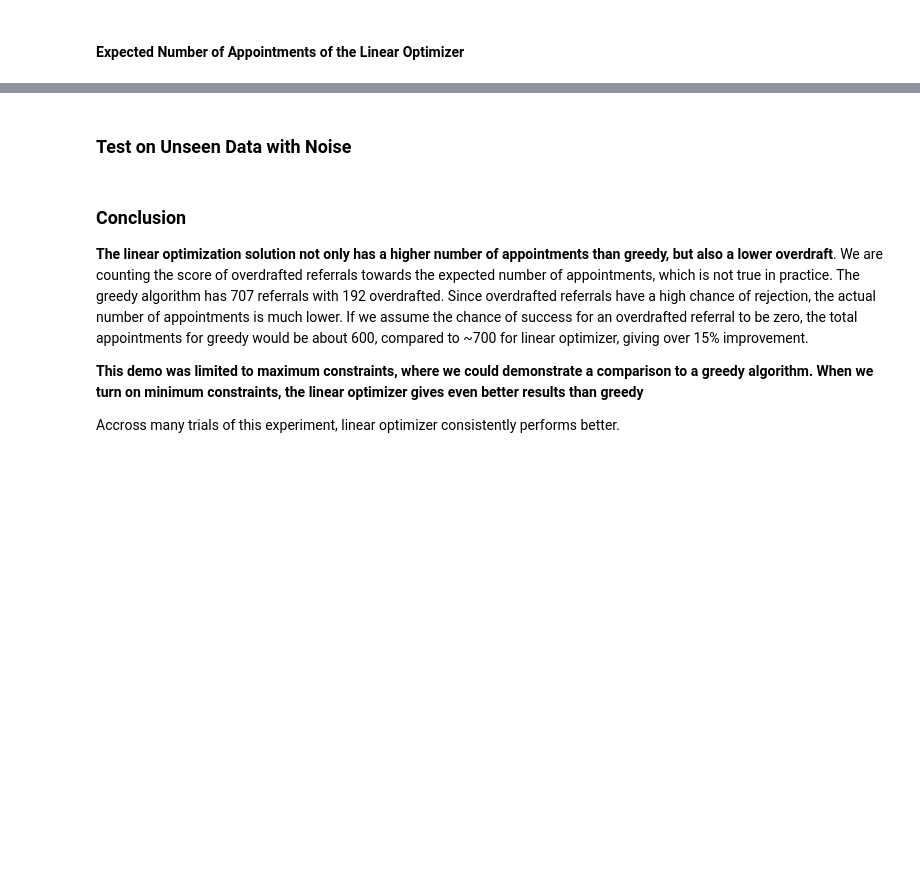
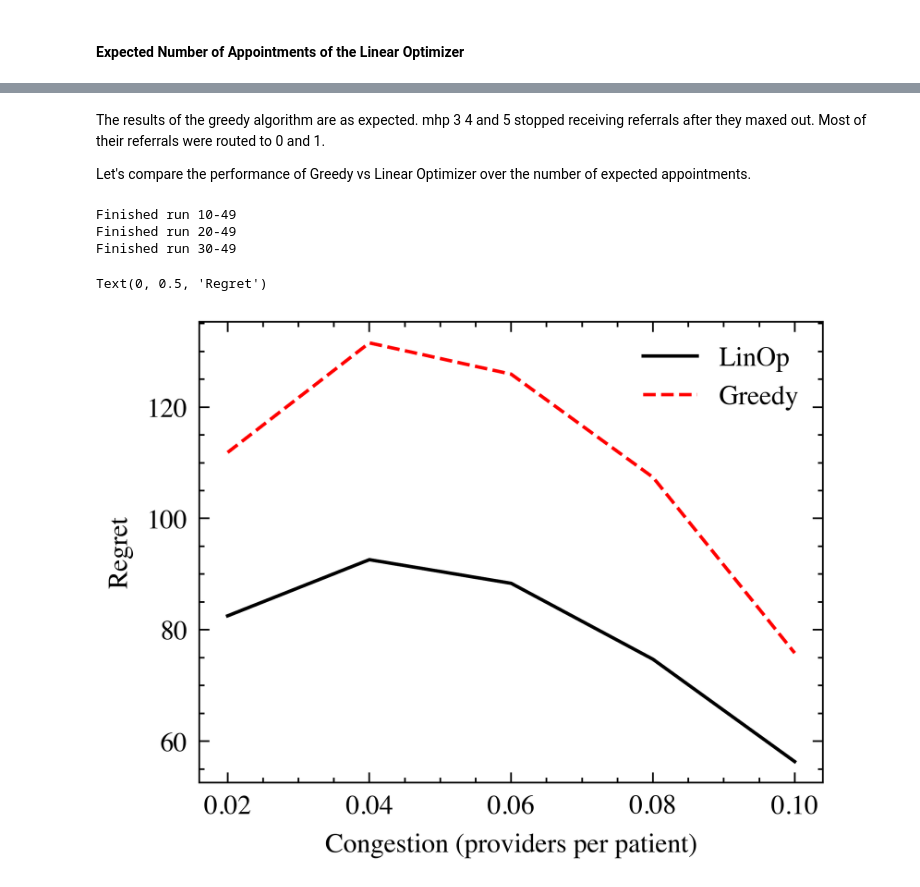
Before and after one commit to ratish-dalvi/contextual-MAB, a Jupyter notebook: matching.ipynb, the cells around one changed output, grey strips where cells are left out. Cells and saved outputs as stored; diff of their text form; code cells hidden in the pictures; blank space fills up the shorter version.

```diff
--- a/matching.ipynb
+++ b/matching.ipynb
@@ -678,2 +785,0 @@ NameError: name 'N_MHPS' is not defined
-# %% [markdown]
-### Test on Unseen Data with Noise
@@ -702,10 +786,45 @@ print("Overdraft greedy: %.2f" % x[x>0].sum())
-# %% [markdown]
-### Conclusion
-
-**The linear optimization solution not only has a higher number of appointments than greedy, but also a lower overdraft**.
-We are counting the score of overdrafted referrals towards the expected number of appointments, which is not true in practice. The greedy algorithm has 707 referrals with 192 overdrafted. Since overdrafted referrals have a high chance of rejection, the actual number of appointments is much lower. If we assume the chance of success for an overdrafted referral to be zero, the total appointments for greedy would be about 600, compared to ~700 for linear optimizer, giving over 15% improvement.
-
-**This demo was limited to maximum constraints, where we could demonstrate a comparison to a greedy algorithm.
-When we turn on minimum constraints, the linear optimizer gives even better results than greedy**
-
-Accross many trials of this experiment, linear optimizer consistently performs better.
+# %% [markdown]
+The results of the greedy algorithm are as expected. mhp 3 4 and 5 stopped receiving referrals after they maxed out. Most of their referrals were routed to 0 and 1.
+
+Let's compare the performance of Greedy vs Linear Optimizer over the number of expected appointments.
+# %%
+NUM_TRIALS = 50
+records = []
+for n_mhps in range(10, 60, 10):
+    for i in range(NUM_TRIALS):
+        d = {'trial': i, 'n_mhps': n_mhps}
+        # Train
+        df, mhps = generate_data(n_referrals=500, n_mhps=n_mhps)
+        _, solver = train(df, mhps, compute_adjustments=True, verbose=False)
+
+        # Test
+        df_test = generate_test_data(len(df), mhps, noise=0.0, verbose=False)
+        _, results_linop = test_linop(df_test, mhps, solver, verbose=False)
+        _, results_greedy = test_greedy(df_test, mhps, verbose=False)
+        d.update(results_linop)
+        d.update(results_greedy)
+        records.append(d)
+    print("Finished run %d-%d" % (n_mhps, i))
+
+df_comparison = pd.DataFrame(records)
+df_comparison
+df_comparison.to_csv("~/linop_vs_greedy.csv")
+# %% [output]
+Finished run 10-49
+Finished run 20-49
+Finished run 30-49
+# %%
+import pandas as pd
+import matplotlib
+import matplotlib.pyplot as plt
+plt.style.use(['science', 'ieee', 'no-latex'])
+# df_comparison = pd.read_csv("/Users/rdalvi/Documents/linop_vs_greedy.csv")
+df_comparison['congestion'] = df_comparison['n_mhps'] / 500.0
+df_plt = df_comparison.groupby("congestion").mean()
+df_plt[["linop_regret", "greedy_regret"]].plot()
+plt.legend(["LinOp", "Greedy"]);
+plt.xlabel("Congestion (providers per patient)")
+plt.ylabel("Regret")
+# %% [output]
+Text(0, 0.5, 'Regret')
+[figure, added]
```
Also changed, not shown: parts of 33 cells of this notebook.
